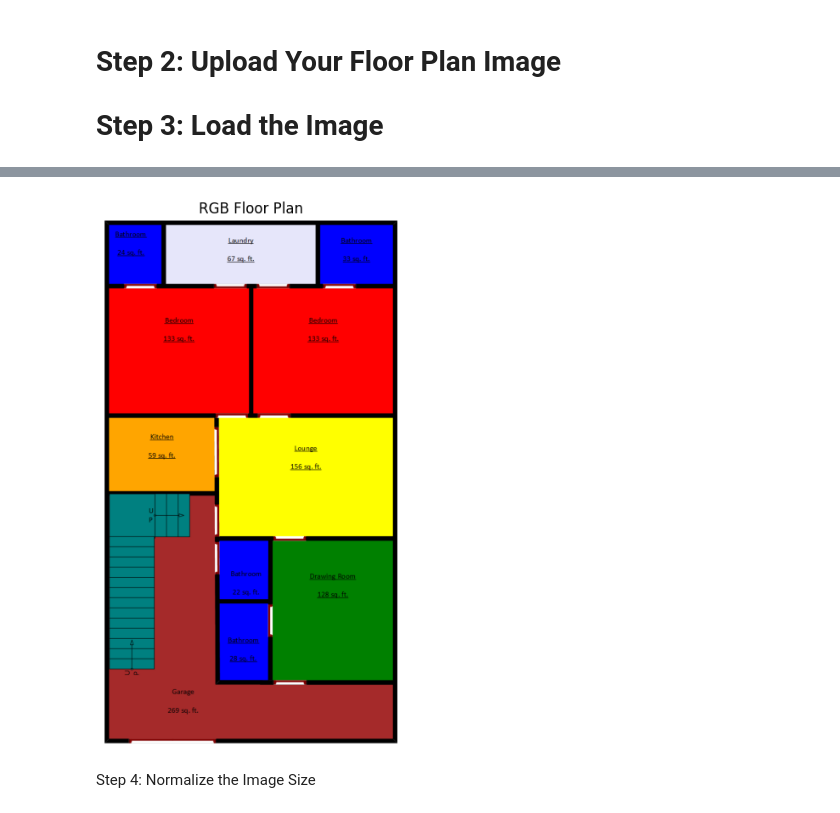
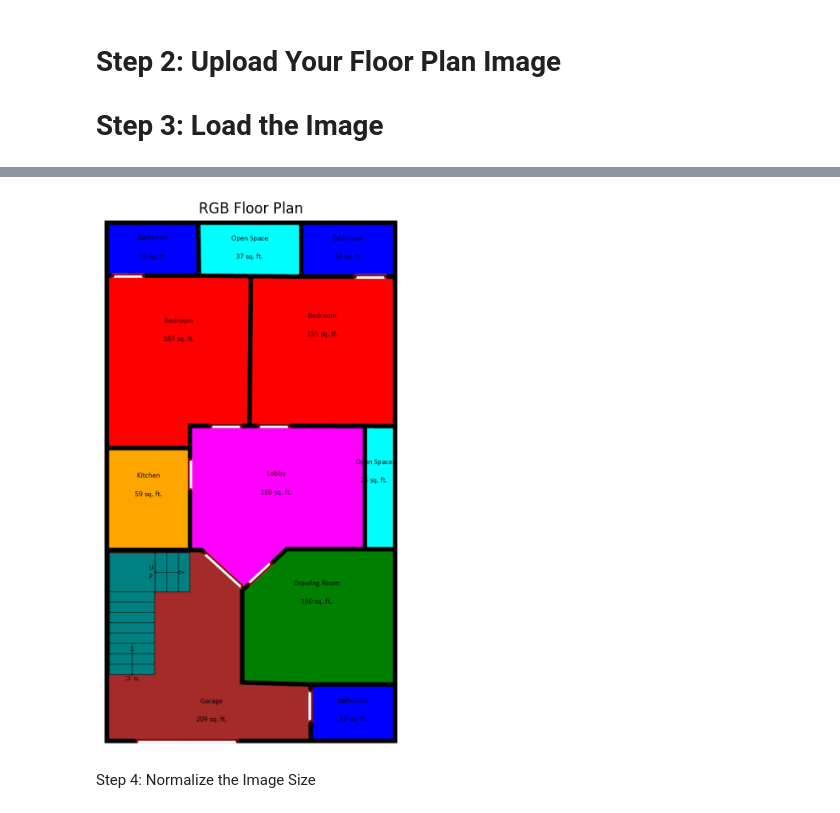
Before and after one commit to MazharRehan/FYP-FP-Generator-Model, a Jupyter notebook: data/Data_Preprocessing.ipynb, the cells around one changed output, grey strips where cells are left out. Drawn from its saved outputs; the diff is of its cells as text; code cells hidden in the pictures.

```diff
--- a/data/Data_Preprocessing.ipynb
+++ b/data/Data_Preprocessing.ipynb
@@ -67,24 +80,24 @@ def display_image(image, title="Image", figsize=(10, 10), is_bgr=True):
 # %%
 # Load the image
-image_path = "/content/5Marla_GF_FP_005_V01.png"  # image path
+image_path = f"{RAW_DATA_DIR}/5_marla/raster/5Marla_GF_FP_001_V01.png"  # image path
 img = cv2.imread(image_path)
 
 # Define the target dimensions
 target_width = 512
 target_aspect_ratio = 0.552  # Average aspect ratio
 target_height = 928
 
 # Resize the image to a standard size (512x928)
 resized_img = resize_with_aspect_ratio(img, target_width, target_aspect_ratio)
 # display_image(img, title="Original Floor Plan", figsize=(8, 8))
 
 # Convert BGR (OpenCV default format) to RGB for visualization
 img_rgb = cv2.cvtColor(resized_img, cv2.COLOR_BGR2RGB)
 
 # Display the image
 display_image(img, title="RGB Floor Plan", figsize=(8, 8))
 # %% [output]
-[figure, old version]
+[figure, new version]
 # %% [markdown]
 Step 4: Normalize the Image Size
 # %%
```
Also changed, not shown: parts of 15 cells of this notebook, 15 other files.
